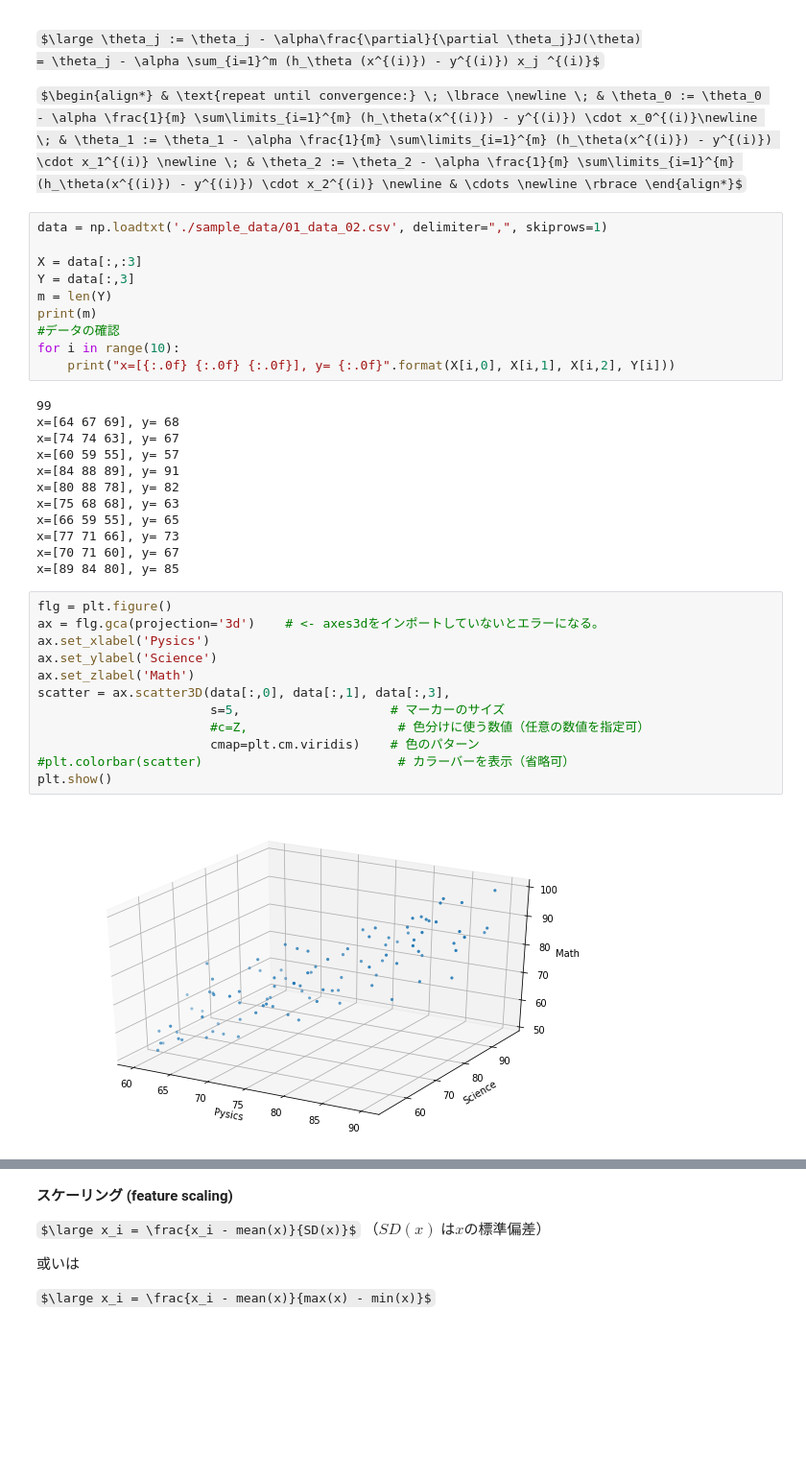
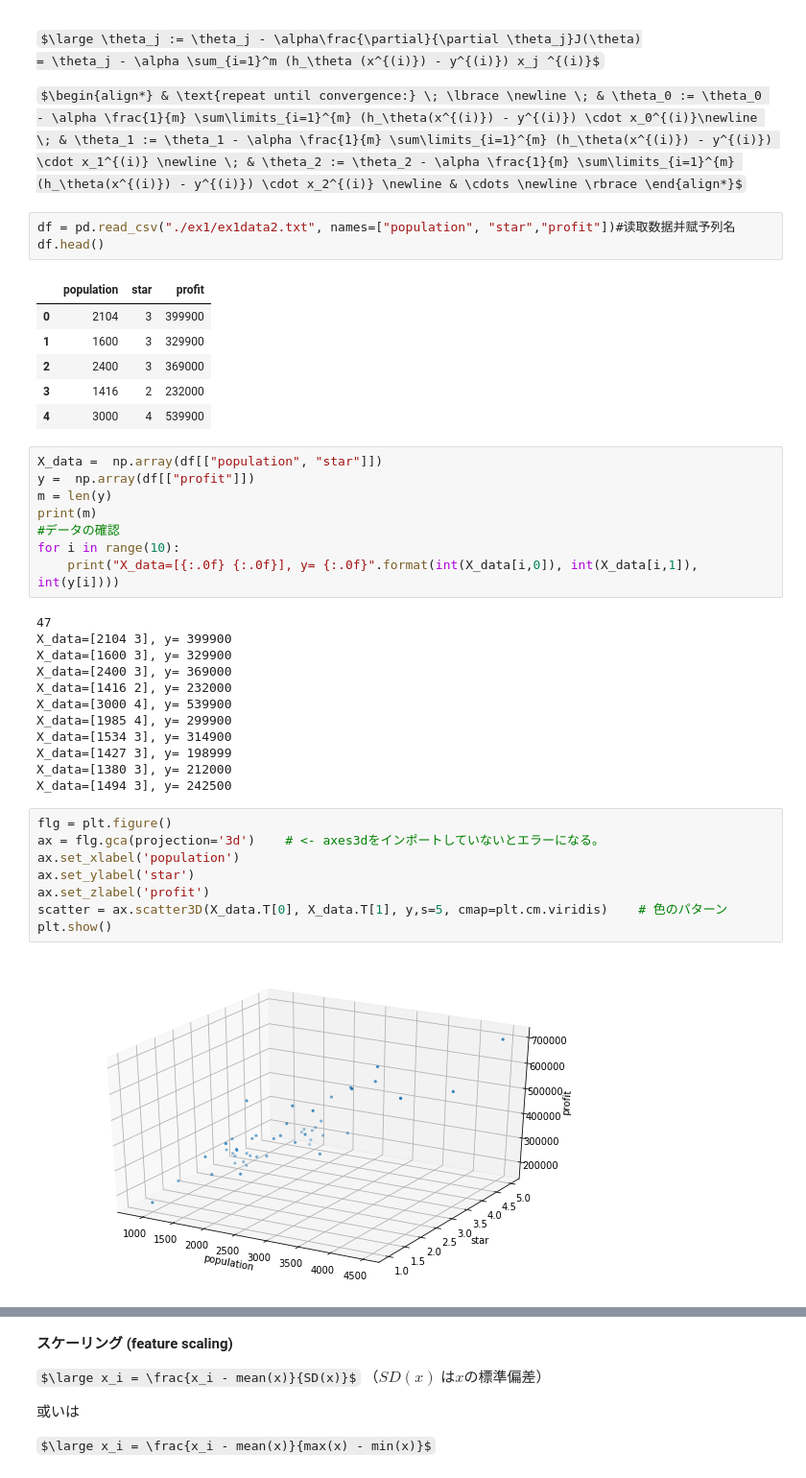
Before and after one commit to qqinxl2015/machine-learning-basic, a Jupyter notebook: Coursera-AndrewNg-MachineLearning/machine-learning-ex1/ex1.ipynb, the cells around one changed output, grey strips where cells are left out. Shown: that part at 96% size. Drawn from its saved outputs; the diff is of its cells as text; some formulas as TeX source; blank space fills up the shorter version.

```diff
--- a/Coursera-AndrewNg-MachineLearning/machine-learning-ex1/ex1.ipynb
+++ b/Coursera-AndrewNg-MachineLearning/machine-learning-ex1/ex1.ipynb
@@ -184,39 +203,43 @@ $\large \theta_j := \theta_j - \alpha\frac{\partial}{\partial \theta_j}J(\theta)
              = \theta_j - \alpha \sum_{i=1}^m (h_\theta (x^{(i)}) - y^{(i)}) x_j ^{(i)}$
 
 $\begin{align*} & \text{repeat until convergence:} \; \lbrace \newline \; & \theta_0 := \theta_0 - \alpha \frac{1}{m} \sum\limits_{i=1}^{m} (h_\theta(x^{(i)}) - y^{(i)}) \cdot x_0^{(i)}\newline \; & \theta_1 := \theta_1 - \alpha \frac{1}{m} \sum\limits_{i=1}^{m} (h_\theta(x^{(i)}) - y^{(i)}) \cdot x_1^{(i)} \newline \; & \theta_2 := \theta_2 - \alpha \frac{1}{m} \sum\limits_{i=1}^{m} (h_\theta(x^{(i)}) - y^{(i)}) \cdot x_2^{(i)} \newline & \cdots \newline \rbrace \end{align*}$
+# %%
+df = pd.read_csv("./ex1/ex1data2.txt", names=["population", "star","profit"])#读取数据并赋予列名
+df.head()
+# %% [output]
+|  | population | star | profit |
+| 0 | 2104 | 3 | 399900 |
+| 1 | 1600 | 3 | 329900 |
+| 2 | 2400 | 3 | 369000 |
+| 3 | 1416 | 2 | 232000 |
+| 4 | 3000 | 4 | 539900 |
 # %%
-data = np.loadtxt('./sample_data/01_data_02.csv', delimiter=",", skiprows=1)
-
-X = data[:,:3]
-Y = data[:,3]
-m = len(Y)
+X_data =  np.array(df[["population", "star"]])
+y =  np.array(df[["profit"]])
+m = len(y)
 print(m)
 #データの確認
 for i in range(10):
-    print("x=[{:.0f} {:.0f} {:.0f}], y= {:.0f}".format(X[i,0], X[i,1], X[i,2], Y[i]))
+    print("X_data=[{:.0f} {:.0f}], y= {:.0f}".format(int(X_data[i,0]), int(X_data[i,1]), int(y[i])))
 # %% [output]
-99
-x=[64 67 69], y= 68
-x=[74 74 63], y= 67
-x=[60 59 55], y= 57
-x=[84 88 89], y= 91
-x=[80 88 78], y= 82
-x=[75 68 68], y= 63
-x=[66 59 55], y= 65
-x=[77 71 66], y= 73
-x=[70 71 60], y= 67
-x=[89 84 80], y= 85
+47
+X_data=[2104 3], y= 399900
+X_data=[1600 3], y= 329900
+X_data=[2400 3], y= 369000
+X_data=[1416 2], y= 232000
+X_data=[3000 4], y= 539900
+X_data=[1985 4], y= 299900
+X_data=[1534 3], y= 314900
+X_data=[1427 3], y= 198999
+X_data=[1380 3], y= 212000
+X_data=[1494 3], y= 242500
 # %%
 flg = plt.figure()
 ax = flg.gca(projection='3d')    # <- axes3dをインポートしていないとエラーになる。
-ax.set_xlabel('Pysics')
-ax.set_ylabel('Science')
-ax.set_zlabel('Math')
-scatter = ax.scatter3D(data[:,0], data[:,1], data[:,3],
-                       s=5,                    # マーカーのサイズ
-                       #c=Z,                    # 色分けに使う数値（任意の数値を指定可）
-                       cmap=plt.cm.viridis)    # 色のパターン
-#plt.colorbar(scatter)                          # カラーバーを表示（省略可）
+ax.set_xlabel('population')
+ax.set_ylabel('star')
+ax.set_zlabel('profit')
+scatter = ax.scatter3D(X_data.T[0], X_data.T[1], y,s=5, cmap=plt.cm.viridis)    # 色のパターン
 plt.show()
 # %% [output]
-[figure, old version]
+[figure, new version]
```
Also changed, not shown: parts of 28 cells of this notebook, 54 other files.
